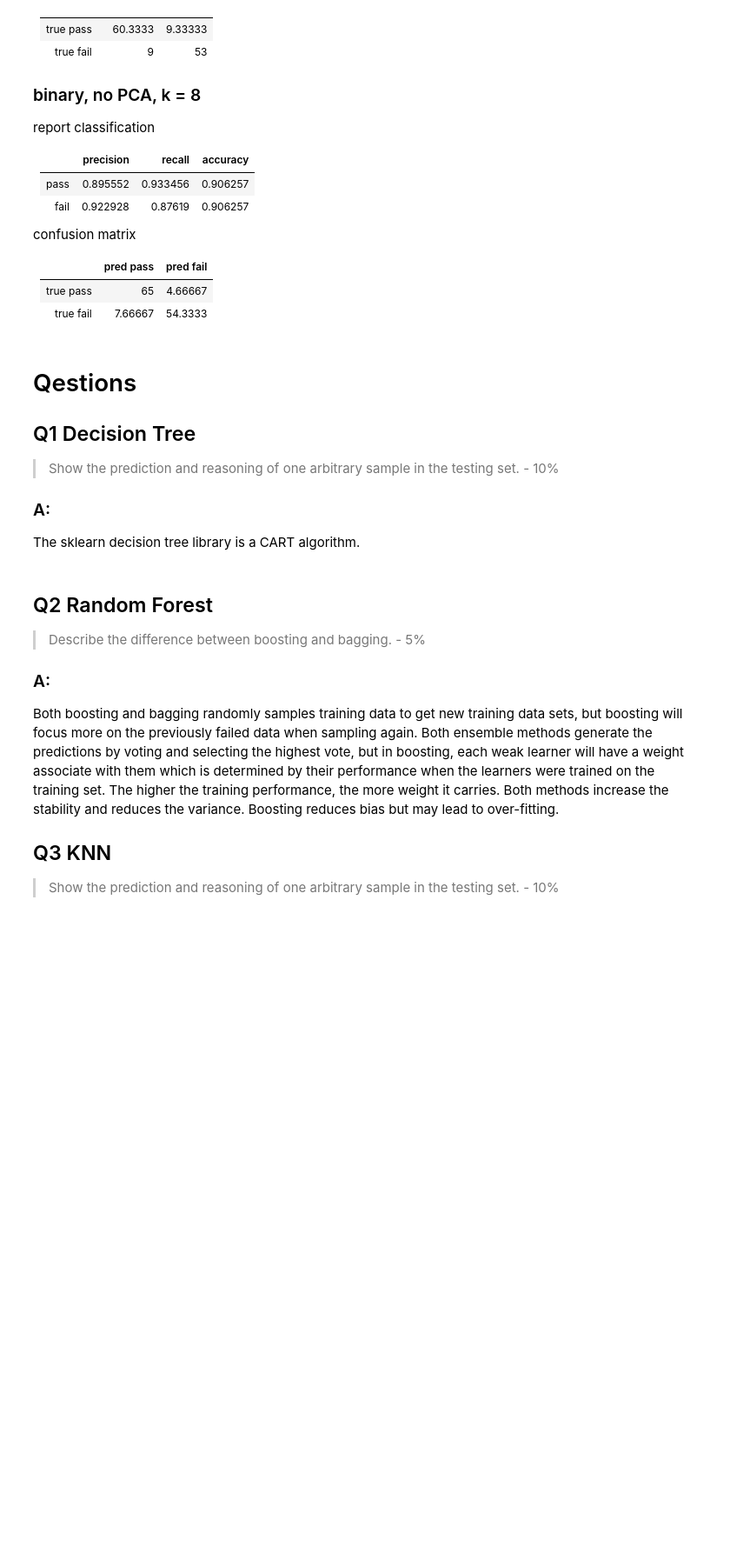
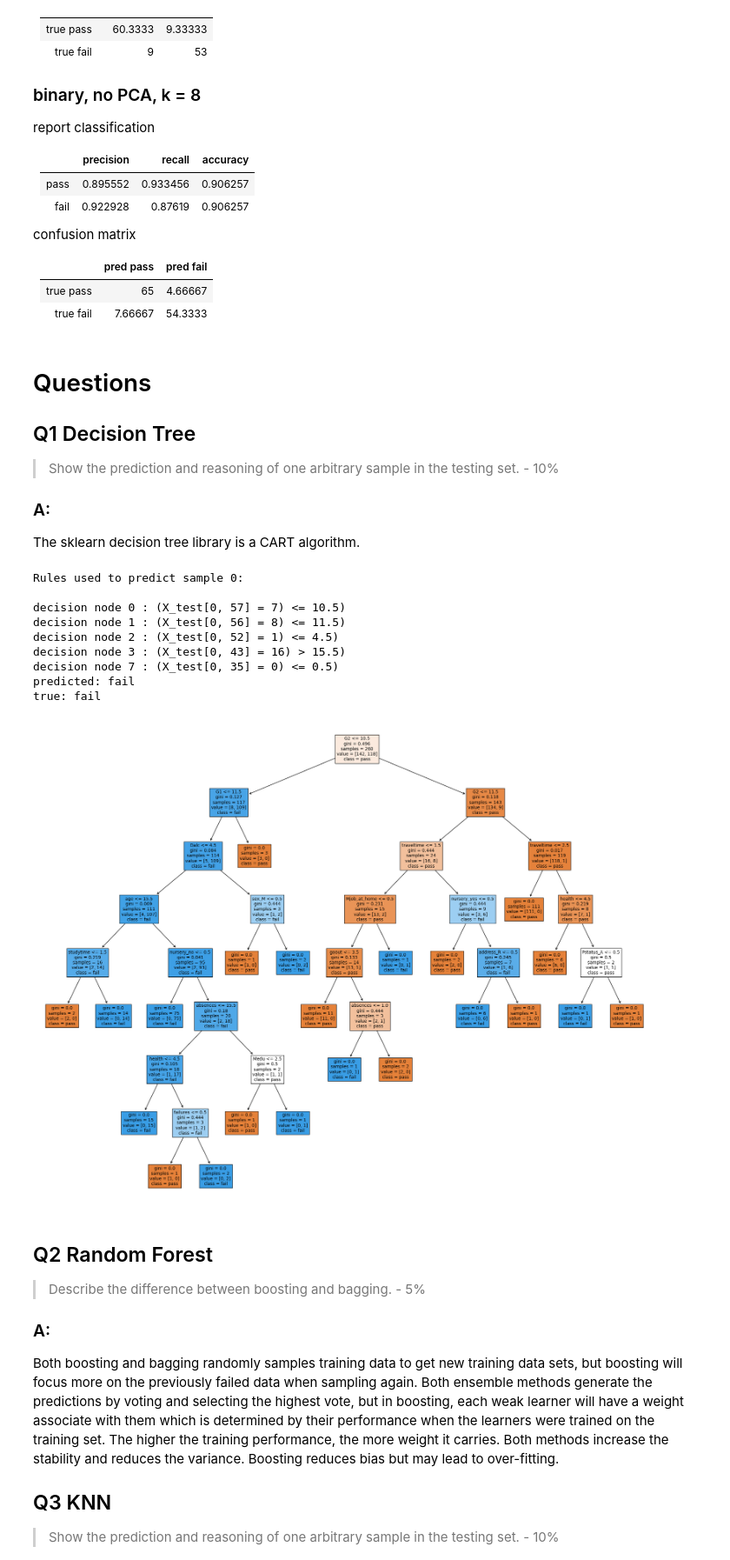
Before and after one commit to kie4280/Fall2021-MachineLearning, a Jupyter notebook: HW2/HW2.ipynb, the cells around one changed output. Shown at 87% size. Saved outputs shown, nothing was run; the diff lists cells and outputs as text; code cells hidden in the pictures; blank space fills up the shorter version.

Commit message:
plot Q4

```diff
--- a/HW2/HW2.ipynb
+++ b/HW2/HW2.ipynb
@@ -578,7 +580,7 @@ confusion matrix
 | true pass |    65       |     4.66667 |
 | true fail |     7.66667 |    54.3333  |
 # %% [markdown]
-# Qestions
+# Questions
 
 ## Q1 Decision Tree
 > Show the prediction and reasoning of one arbitrary sample in the testing set. - 10%
@@ -598,3 +590,70 @@ if regenerate:
+# %%
+
+regenerate = True
+
+if regenerate:
+    T_cls = tree.DecisionTreeClassifier()
+    training = data_binary[0:260, :]
+    validate = data_binary[300, :]
+    test = np.reshape(validate[0:-1], (1, training.shape[1]-1))
+    T_cls.fit(training[:, 0:-1], training[:, -1])
+    pred = T_cls.predict(test)
+
+    leaf_id = T_cls.apply(test)
+    feature = T_cls.tree_.feature
+    threshold = T_cls.tree_.threshold
+    path = T_cls.decision_path(test)
+    print()
+
+    sample_id = 0
+    # obtain ids of the nodes `sample_id` goes through, i.e., row `sample_id`
+    node_index = path.indices[
+        path.indptr[sample_id] : path.indptr[sample_id + 1]
+    ]
+
+    print("Rules used to predict sample {id}:\n".format(id=sample_id))
+    for node_id in node_index:
+        # continue to the next node if it is a leaf node
+        if leaf_id[sample_id] == node_id:
+            continue
+
+        # check if value of the split feature for sample 0 is below threshold
+        if test[sample_id, feature[node_id]] <= threshold[node_id]:
+            threshold_sign = "<="
+        else:
+            threshold_sign = ">"
+
+        print(
+            "decision node {node} : (X_test[{sample}, {feature}] = {value}) "
+            "{inequality} {threshold})".format(
+                node=node_id,
+                sample=sample_id,
+                feature=feature[node_id],
+                value=test[sample_id, feature[node_id]],
+                inequality=threshold_sign,
+                threshold=threshold[node_id],
+            )
+        )
+
+
+
+    print("predicted: {}\ntrue: {}".format(
+        c_bin[pred[0]], c_bin[validate[-1]]))
+    fig = plt.figure(figsize=(25, 20), dpi=100)
+    _ = tree.plot_tree(T_cls, feature_names=data_orig.columns,
+                       class_names=c_bin,
+                       filled=True)
+# %% [output]
+Rules used to predict sample 0:
+
+decision node 0 : (X_test[0, 57] = 7) <= 10.5)
+decision node 1 : (X_test[0, 56] = 8) <= 11.5)
+decision node 2 : (X_test[0, 52] = 1) <= 4.5)
+decision node 3 : (X_test[0, 43] = 16) > 15.5)
+decision node 7 : (X_test[0, 35] = 0) <= 0.5)
+predicted: fail
+true: fail
+[figure, added]
 # %% [markdown]
 ## Q2 Random Forest
 > Describe the difference between boosting and bagging. - 5%
```
Also changed, not shown: parts of 6 cells of this notebook.
